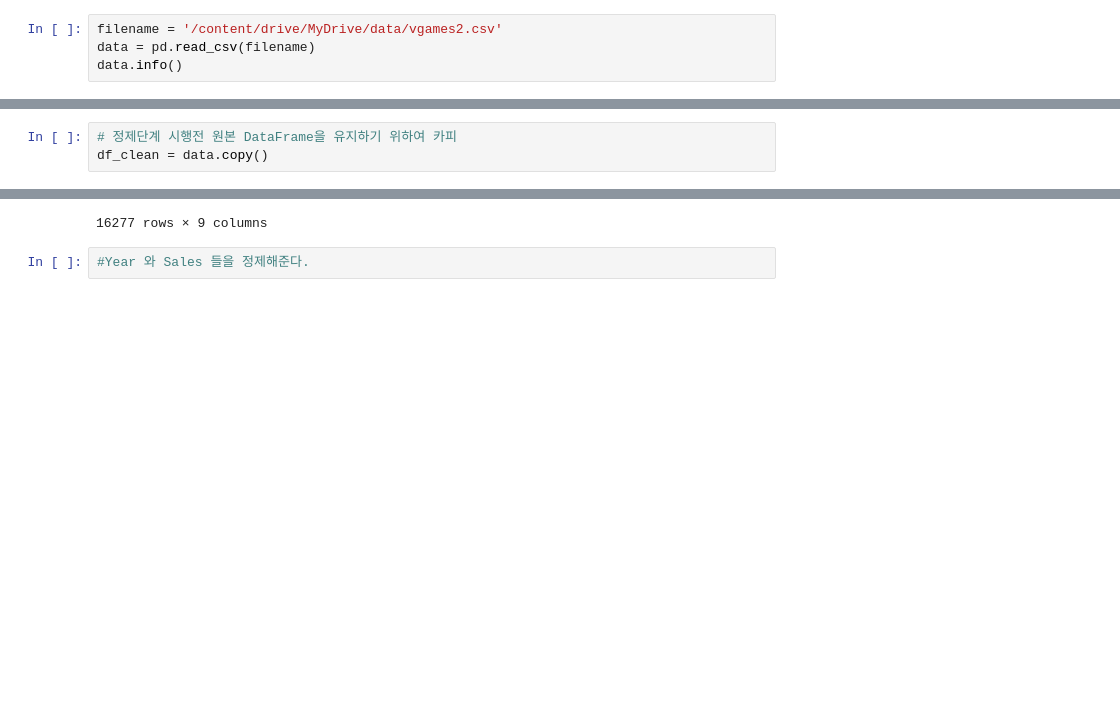
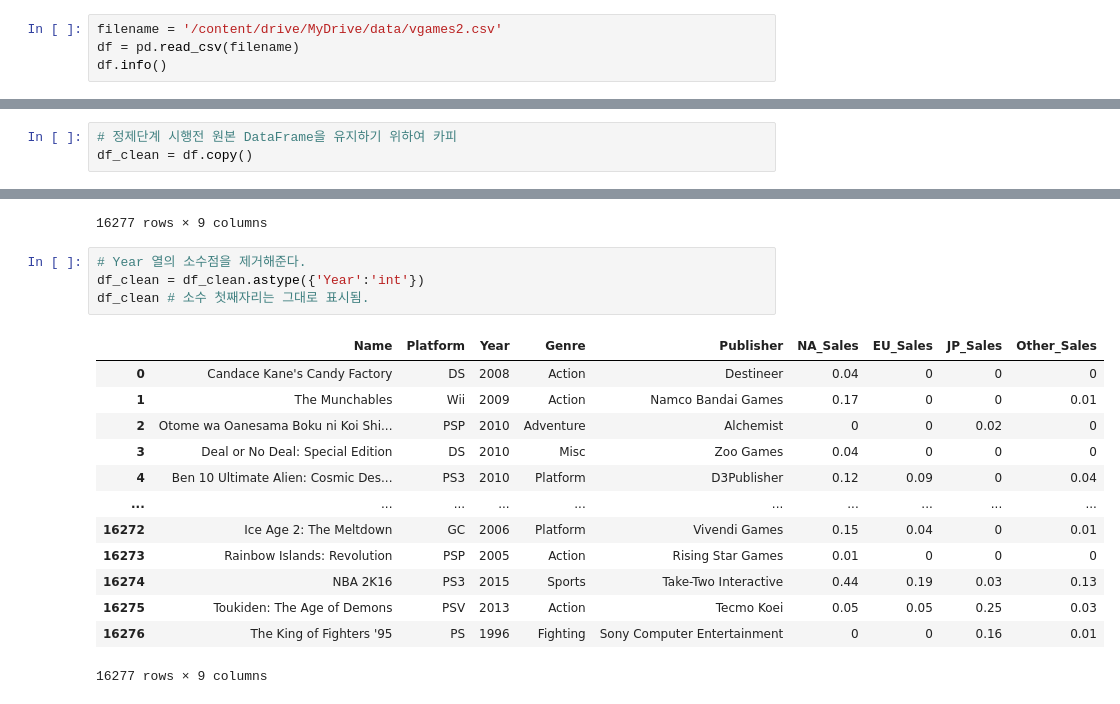
Before and after one commit to dhwan-dj/AIB16_Section1-project, a Jupyter notebook: S1_PJT_AI_16_김동환.ipynb, the cells around one changed output, grey strips where cells are left out. Cells and saved outputs as stored; diff of their text form; blank space fills up the shorter version.

```diff
--- a/S1_PJT_AI_16_김동환.ipynb
+++ b/S1_PJT_AI_16_김동환.ipynb
@@ -9,8 +9,8 @@ drive.mount('/content/drive')
 Mounted at /content/drive
 # %%
 filename = '/content/drive/MyDrive/data/vgames2.csv'
-data = pd.read_csv(filename)
-data.info()
+df = pd.read_csv(filename)
+df.info()
 # %% [output]
 <class 'pandas.core.frame.DataFrame'>
 RangeIndex: 16598 entries, 0 to 16597
@@ -84,7 +84,7 @@ data[data.isna().any(axis=1)] #결측행 확인
 357 rows × 10 columns
 # %%
 # 정제단계 시행전 원본 DataFrame을 유지하기 위하여 카피
-df_clean = data.copy()
+df_clean = df.copy()
 # %%
 # Publisher의 결측값은 분석결과에 큰 영향이 없을것이라 판단하고 Unknown 으로 바꿔줘야겠다. 먼저 개수 파악.
 df_clean[df_clean.Publisher.isna()].shape
@@ -143,5 +147,21 @@ df_clean
 | 16275 | Toukiden: The Age of Demons | PSV | 2013.0 | Action | Tecmo Koei | 0.05 | 0.05 | 0.25 | 0.03 |
 | 16276 | The King of Fighters '95 | PS | 1996.0 | Fighting | Sony Computer Entertainment | 0 | 0 | 0.16 | 0.01 |
 16277 rows × 9 columns
-# %%
-#Year 와 Sales 들을 정제해준다.
+# %%
+# Year 열의 소수점을 제거해준다.
+df_clean = df_clean.astype({'Year':'int'})
+df_clean # 소수 첫째자리는 그대로 표시됨.
+# %% [output]
+|  | Name | Platform | Year | Genre | Publisher | NA_Sales | EU_Sales | JP_Sales | Other_Sales |
+| 0 | Candace Kane's Candy Factory | DS | 2008 | Action | Destineer | 0.04 | 0 | 0 | 0 |
+| 1 | The Munchables | Wii | 2009 | Action | Namco Bandai Games | 0.17 | 0 | 0 | 0.01 |
+| 2 | Otome wa Oanesama Boku ni Koi Shi... | PSP | 2010 | Adventure | Alchemist | 0 | 0 | 0.02 | 0 |
+| 3 | Deal or No Deal: Special Edition | DS | 2010 | Misc | Zoo Games | 0.04 | 0 | 0 | 0 |
+| 4 | Ben 10 Ultimate Alien: Cosmic Des... | PS3 | 2010 | Platform | D3Publisher | 0.12 | 0.09 | 0 | 0.04 |
+| ... | ... | ... | ... | ... | ... | ... | ... | ... | ... |
+| 16272 | Ice Age 2: The Meltdown | GC | 2006 | Platform | Vivendi Games | 0.15 | 0.04 | 0 | 0.01 |
+| 16273 | Rainbow Islands: Revolution | PSP | 2005 | Action | Rising Star Games | 0.01 | 0 | 0 | 0 |
+| 16274 | NBA 2K16 | PS3 | 2015 | Sports | Take-Two Interactive | 0.44 | 0.19 | 0.03 | 0.13 |
+| 16275 | Toukiden: The Age of Demons | PSV | 2013 | Action | Tecmo Koei | 0.05 | 0.05 | 0.25 | 0.03 |
+| 16276 | The King of Fighters '95 | PS | 1996 | Fighting | Sony Computer Entertainment | 0 | 0 | 0.16 | 0.01 |
+16277 rows × 9 columns
```
Also changed, not shown: parts of 13 cells of this notebook.
